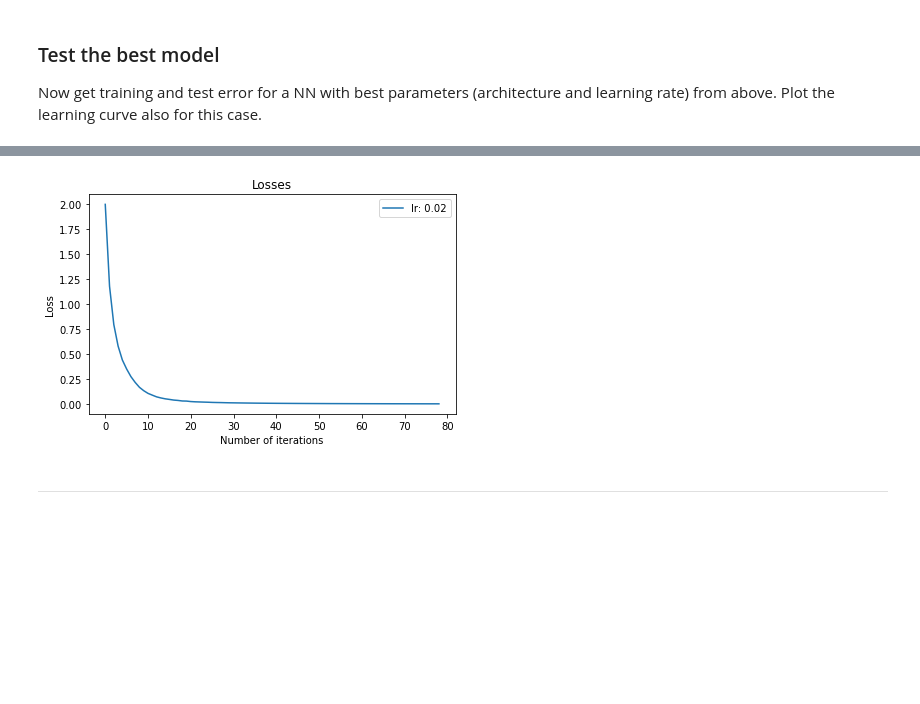
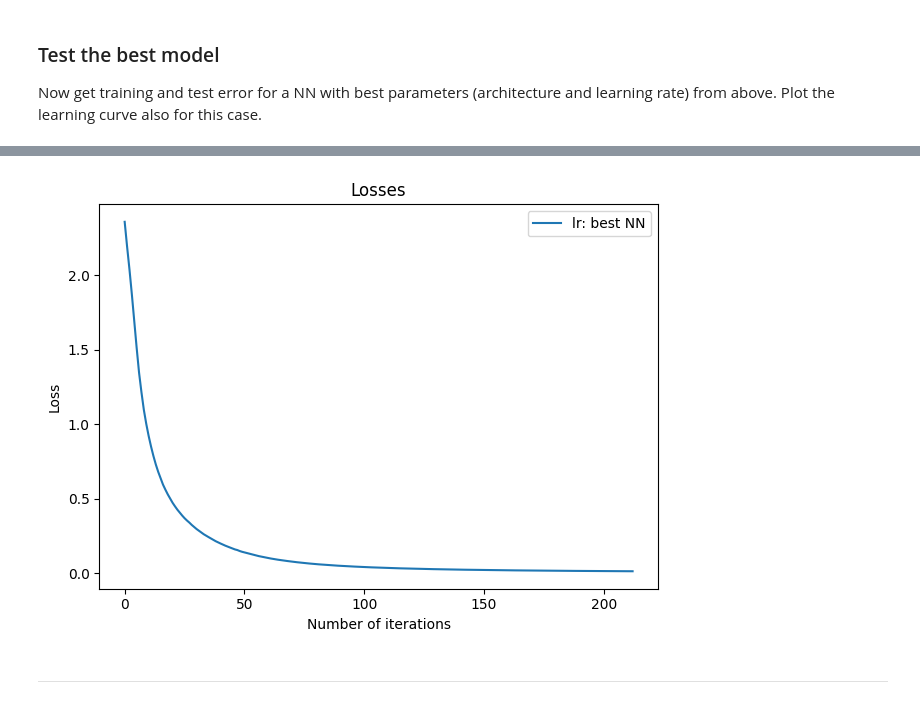
Before and after one commit to miriamzara/MachineLearning, a Jupyter notebook: Lab_6_Neural_Networks/06_neural_networks_my_solution.ipynb, the cells around one changed output, grey strips where cells are left out. Saved outputs shown, nothing was run; the diff lists cells and outputs as text; code cells hidden in the pictures; blank space fills up the shorter version.

```diff
--- a/Lab_6_Neural_Networks/06_neural_networks_my_solution.ipynb
+++ b/Lab_6_Neural_Networks/06_neural_networks_my_solution.ipynb
@@ -450,9 +450,23 @@ best_hidden_layers = hidden_layers['hidden_layer_sizes']
 best_learning_rate = 0.02
 
 # TODO: Train the best NN model with the best parameters and compute the training and test error
-
-# Define the MLP object with the best parameters
-
-
+MLP = MLPClassifier(hidden_layer_sizes= best_hidden_layers,
+                    activation = 'relu',
+                    max_iter = 600,
+                    alpha = 1e-4,
+                    solver = 'sgd',
+                    tol = 1e-4,
+                    learning_rate = "constant",
+                    learning_rate_init = best_learning_rate).fit(X_training, Y_training)
+# Training score
+training_score = MLP.score(X_training, Y_training)
+print(f"Training error: {1 - training_score}")
+# Learning Curve
+losses = {}
+losses["best NN"] = MLP.loss_curve_
+# Test score
+test_score = MLP.score(X_test, Y_test)
+print(f"Test error: {1 - test_score}")
 # TODO: Plot the loss curve for the best NN model
+plot_loss(losses)
 # %% [output]
@@ -461,4 +475,4 @@ Test error:  0.26882154882154885
-[figure, old version]
+[figure, new version]
 # %% [markdown]
 ---
 # %% [markdown]
```
Also changed, not shown: parts of 14 cells of this notebook.
